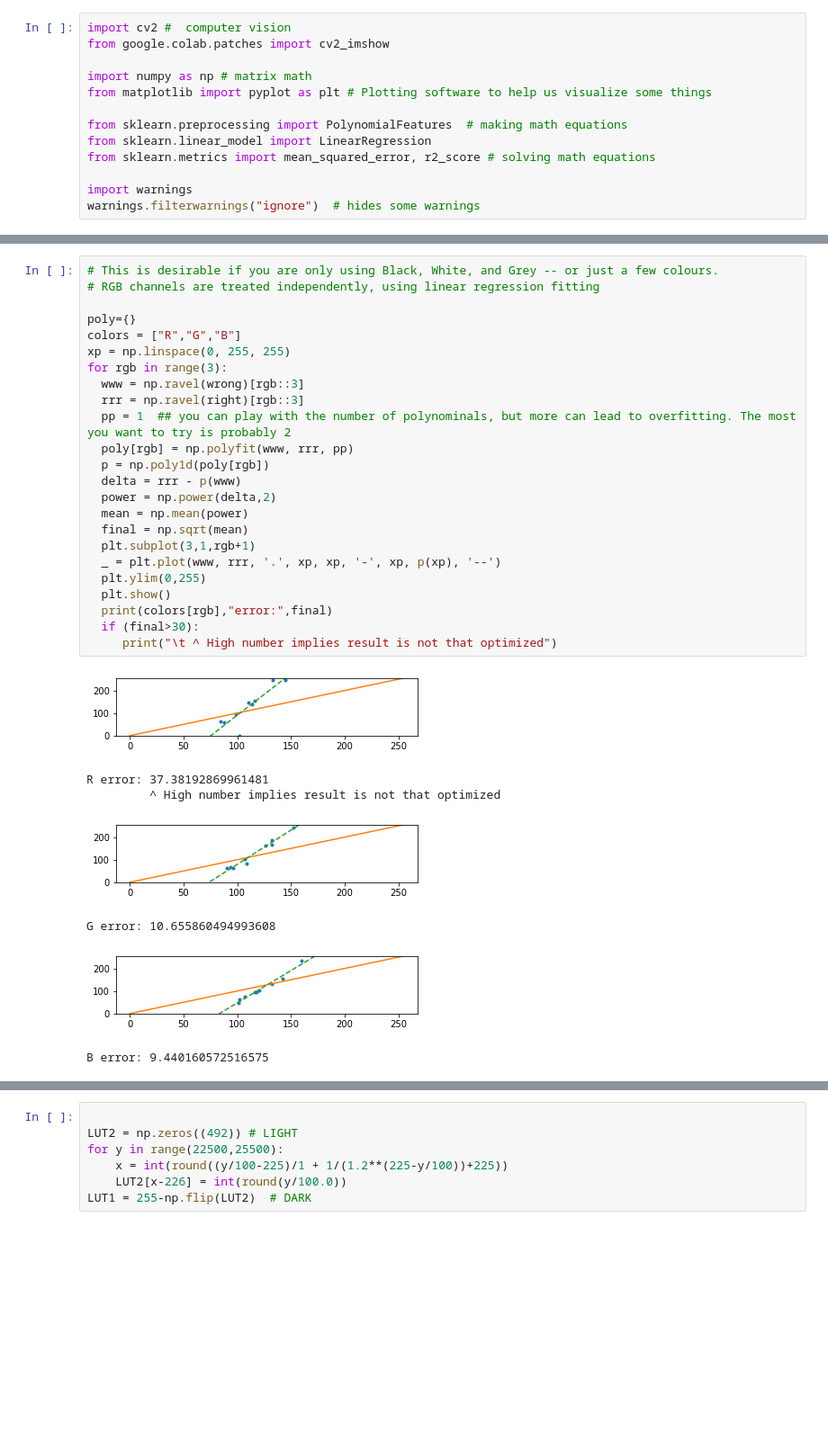
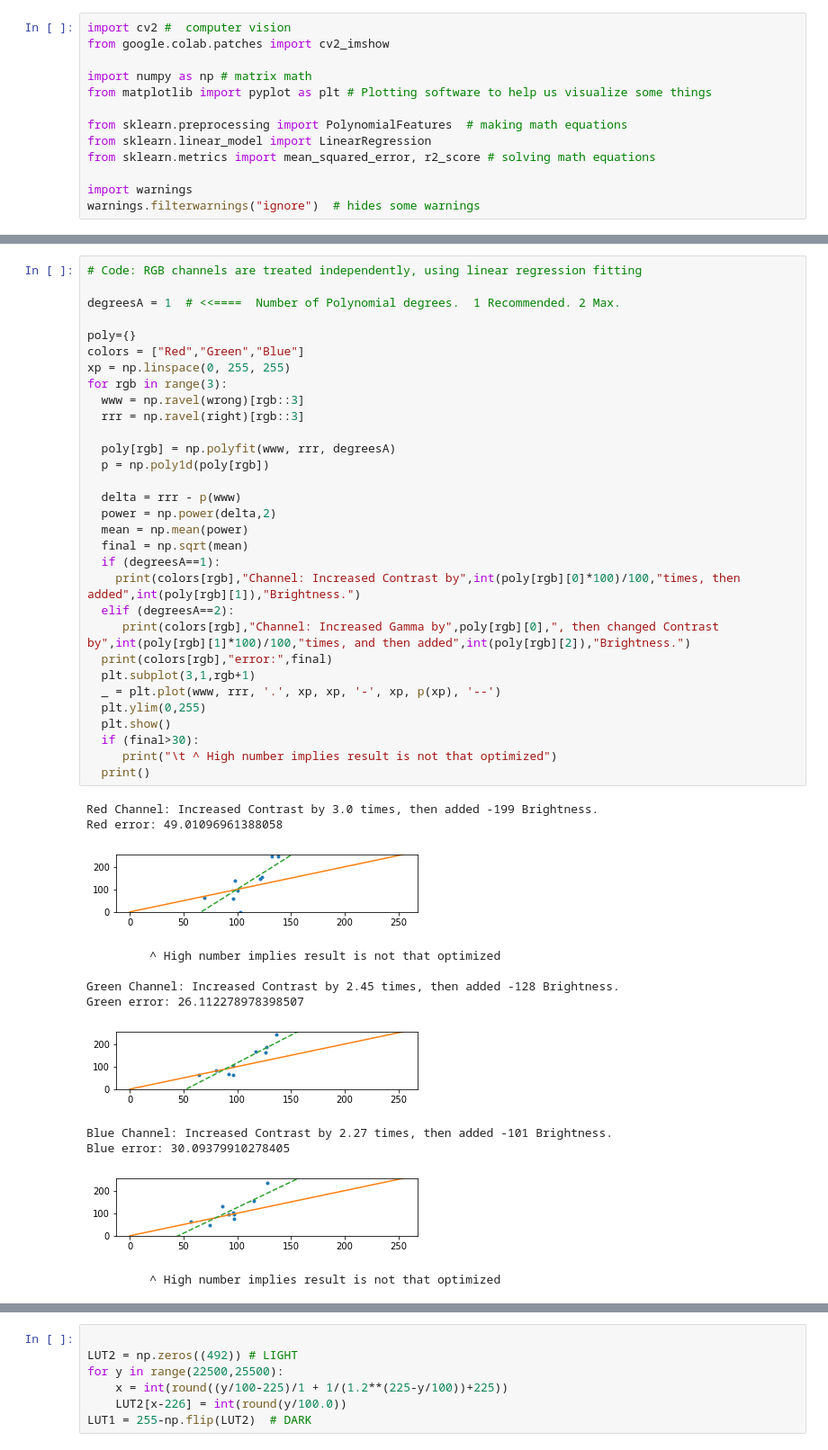
Before and after one commit to steveseguin/color-grading, a Jupyter notebook: colab.ipynb, the cells around one changed output, grey strips where cells are left out. Shown: that part at 90% size. Cells and saved outputs as stored; diff of their text form; blank space fills up the shorter version.

```diff
--- a/colab.ipynb
+++ b/colab.ipynb
@@ -129,32 +122,44 @@ The Basic Logic that we are doing is the following:
 # %%
-# This is desirable if you are only using Black, White, and Grey -- or just a few colours.
-# RGB channels are treated independently, using linear regression fitting
+# Code: RGB channels are treated independently, using linear regression fitting
+
+degreesA = 1  # <<====  Number of Polynomial degrees.  1 Recommended. 2 Max.
 
 poly={}
-colors = ["R","G","B"]
+colors = ["Red","Green","Blue"]
 xp = np.linspace(0, 255, 255)
 for rgb in range(3):
   www = np.ravel(wrong)[rgb::3]
   rrr = np.ravel(right)[rgb::3]
-  pp = 1  ## you can play with the number of polynominals, but more can lead to overfitting. The most you want to try is probably 2
-  poly[rgb] = np.polyfit(www, rrr, pp)
+
+  poly[rgb] = np.polyfit(www, rrr, degreesA)
   p = np.poly1d(poly[rgb])
+
   delta = rrr - p(www)
   power = np.power(delta,2)
   mean = np.mean(power)
   final = np.sqrt(mean)
+  if (degreesA==1):
+    print(colors[rgb],"Channel: Increased Contrast by",int(poly[rgb][0]*100)/100,"times, then added",int(poly[rgb][1]),"Brightness.")
+  elif (degreesA==2):
+     print(colors[rgb],"Channel: Increased Gamma by",poly[rgb][0],", then changed Contrast by",int(poly[rgb][1]*100)/100,"times, and then added",int(poly[rgb][2]),"Brightness.")
+  print(colors[rgb],"error:",final)
   plt.subplot(3,1,rgb+1)
   _ = plt.plot(www, rrr, '.', xp, xp, '-', xp, p(xp), '--')
   plt.ylim(0,255)
   plt.show()
-  print(colors[rgb],"error:",final)
   if (final>30):
      print("\t ^ High number implies result is not that optimized")
+  print()
 # %% [output]
+Red Channel: Increased Contrast by 3.0 times, then added -199 Brightness.
+Red error: 49.01096961388058
-[figure, old version]
+[figure, new version]
-R error: 37.38192869961481
-         ^ High number implies result is not that optimized
+         ^ High number implies result is not that optimized
+
+Green Channel: Increased Contrast by 2.45 times, then added -128 Brightness.
+Green error: 26.112278978398507
-[figure, old version]
+[figure, new version]
-G error: 10.655860494993608
+Blue Channel: Increased Contrast by 2.27 times, then added -101 Brightness.
+Blue error: 30.09379910278405
-[figure, old version]
+[figure, new version]
-B error: 9.440160572516575
+         ^ High number implies result is not that optimized
```
Also changed, not shown: parts of 22 cells of this notebook.
